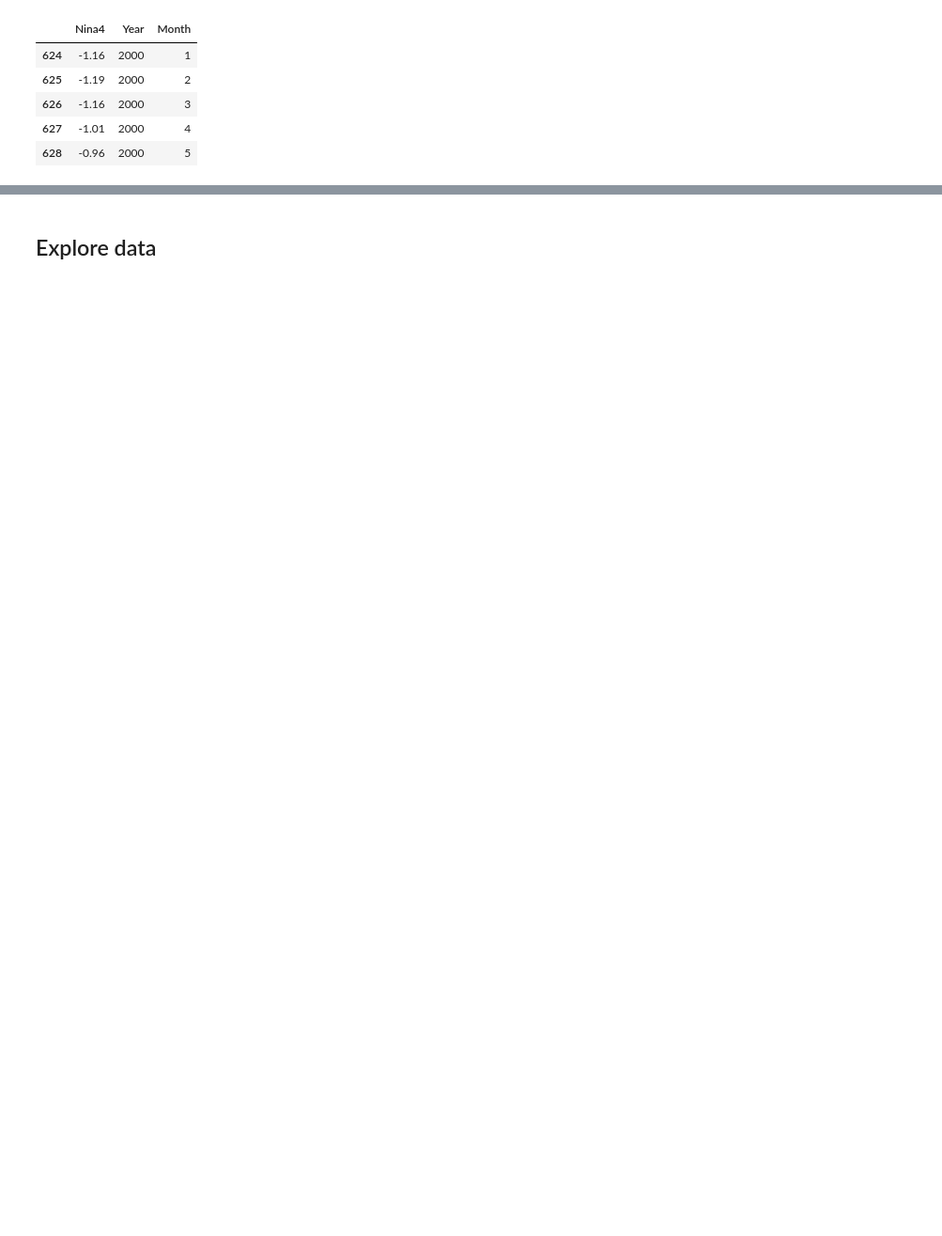
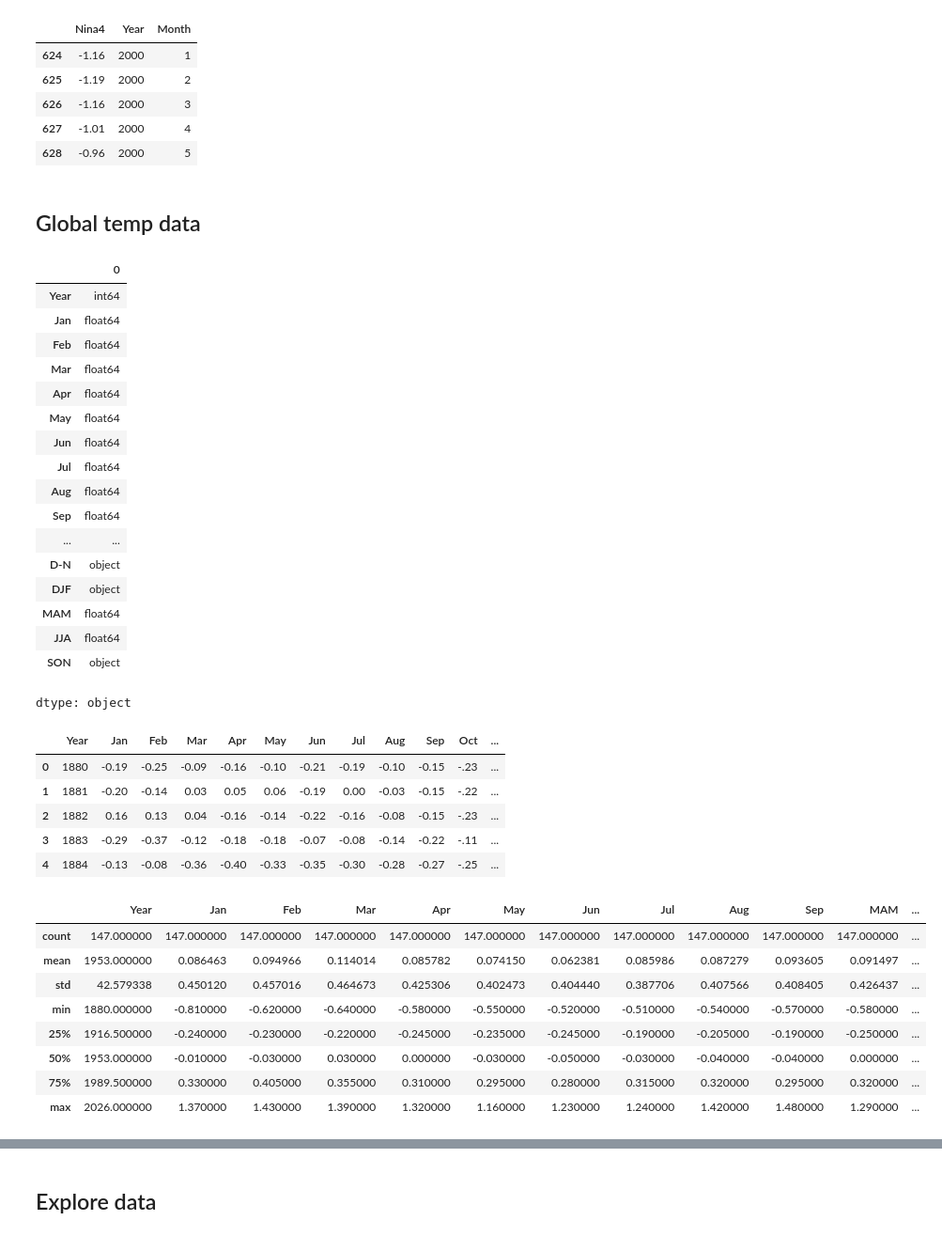
Before and after one commit to cjulianan/DS_3001_Semester_Project, a Jupyter notebook: notebook.ipynb, the cells around one changed output, grey strips where cells are left out. Shown at 94% size. Saved outputs shown, nothing was run; the diff lists cells and outputs as text; code cells hidden in the pictures; blank space fills up the shorter version.

Commit message:
Cleaned DMI and Global temp data

```diff
--- a/notebook.ipynb
+++ b/notebook.ipynb
@@ -39,7 +45,7 @@ CO2_data = pd.read_excel("data/CO2 PPM over Time.xlsx") # Loads CO2 data
 Weather_data = pd.read_excel("data/public_emdat_custom_request.xlsx") # Loads weather data
 CH4_data = pd.read_csv("data/ch4_mm_gl.csv", comment = '#') # Loads CH4 data
 Nina4_data = pd.read_csv("data/nina4.anom.csv") # Loads nina4 data
-Global_temp_data = pd.read_csv("data/global_temp_anomaly.csv") # Loads Global temp anomaly data
+Global_temp_data = pd.read_csv("data/global_temp_anomaly.csv", skiprows=1) # Loads Global temp anomaly data
 DMI_data = pd.read_csv("data/dmi.had.long.csv") # Loads dmi data
 # %% [markdown]
 ## Prepare data
@@ -237,3 +251,45 @@ display(Nina4_data_cleaned.head(5))
 | 626 | -1.16 | 2000 | 3 |
 | 627 | -1.01 | 2000 | 4 |
 | 628 | -0.96 | 2000 | 5 |
+# %% [markdown]
+## Global temp data
+# %%
+# Overview of Global temp Data
+Global_temp_data_datatype = Global_temp_data.dtypes
+display(Global_temp_data_datatype)
+display(Global_temp_data.head(5))
+display(Global_temp_data.describe())
+# %% [output]
+|  | 0 |
+| Year | int64 |
+| Jan | float64 |
+| Feb | float64 |
+| Mar | float64 |
+| Apr | float64 |
+| May | float64 |
+| Jun | float64 |
+| Jul | float64 |
+| Aug | float64 |
+| Sep | float64 |
+| ... | ... |
+| D-N | object |
+| DJF | object |
+| MAM | float64 |
+| JJA | float64 |
+| SON | object |
+dtype: object
+|  | Year | Jan | Feb | Mar | Apr | May | Jun | Jul | Aug | Sep | Oct | ... |
+| 0 | 1880 | -0.19 | -0.25 | -0.09 | -0.16 | -0.10 | -0.21 | -0.19 | -0.10 | -0.15 | -.23 | ... |
+| 1 | 1881 | -0.20 | -0.14 | 0.03 | 0.05 | 0.06 | -0.19 | 0.00 | -0.03 | -0.15 | -.22 | ... |
+| 2 | 1882 | 0.16 | 0.13 | 0.04 | -0.16 | -0.14 | -0.22 | -0.16 | -0.08 | -0.15 | -.23 | ... |
+| 3 | 1883 | -0.29 | -0.37 | -0.12 | -0.18 | -0.18 | -0.07 | -0.08 | -0.14 | -0.22 | -.11 | ... |
+| 4 | 1884 | -0.13 | -0.08 | -0.36 | -0.40 | -0.33 | -0.35 | -0.30 | -0.28 | -0.27 | -.25 | ... |
+|  | Year | Jan | Feb | Mar | Apr | May | Jun | Jul | Aug | Sep | MAM | ... |
+| count | 147.000000 | 147.000000 | 147.000000 | 147.000000 | 147.000000 | 147.000000 | 147.000000 | 147.000000 | 147.000000 | 147.000000 | 147.000000 | ... |
+| mean | 1953.000000 | 0.086463 | 0.094966 | 0.114014 | 0.085782 | 0.074150 | 0.062381 | 0.085986 | 0.087279 | 0.093605 | 0.091497 | ... |
+| std | 42.579338 | 0.450120 | 0.457016 | 0.464673 | 0.425306 | 0.402473 | 0.404440 | 0.387706 | 0.407566 | 0.408405 | 0.426437 | ... |
+| min | 1880.000000 | -0.810000 | -0.620000 | -0.640000 | -0.580000 | -0.550000 | -0.520000 | -0.510000 | -0.540000 | -0.570000 | -0.580000 | ... |
+| 25% | 1916.500000 | -0.240000 | -0.230000 | -0.220000 | -0.245000 | -0.235000 | -0.245000 | -0.190000 | -0.205000 | -0.190000 | -0.250000 | ... |
+| 50% | 1953.000000 | -0.010000 | -0.030000 | 0.030000 | 0.000000 | -0.030000 | -0.050000 | -0.030000 | -0.040000 | -0.040000 | 0.000000 | ... |
+| 75% | 1989.500000 | 0.330000 | 0.405000 | 0.355000 | 0.310000 | 0.295000 | 0.280000 | 0.315000 | 0.320000 | 0.295000 | 0.320000 | ... |
+| max | 2026.000000 | 1.370000 | 1.430000 | 1.390000 | 1.320000 | 1.160000 | 1.230000 | 1.240000 | 1.420000 | 1.480000 | 1.290000 | ... |
```
Also changed, not shown: parts of 11 cells of this notebook.
